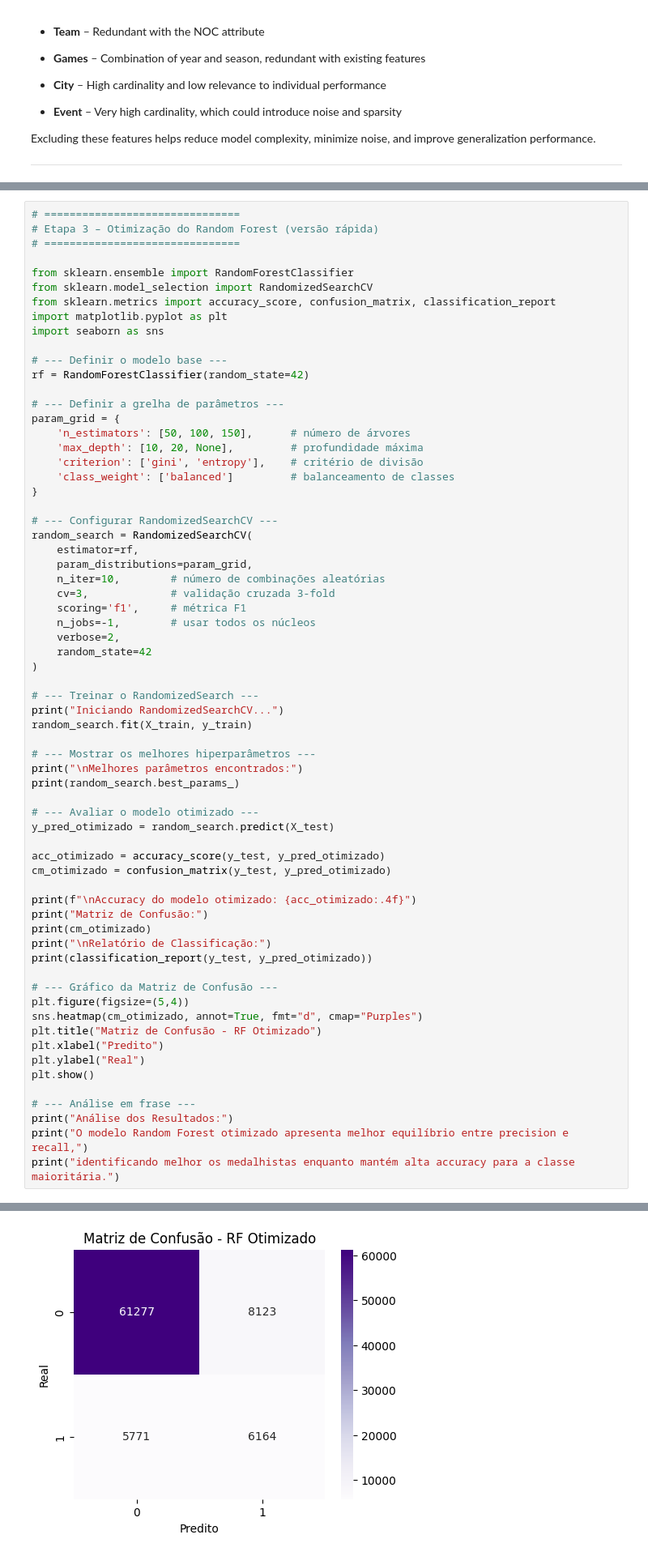
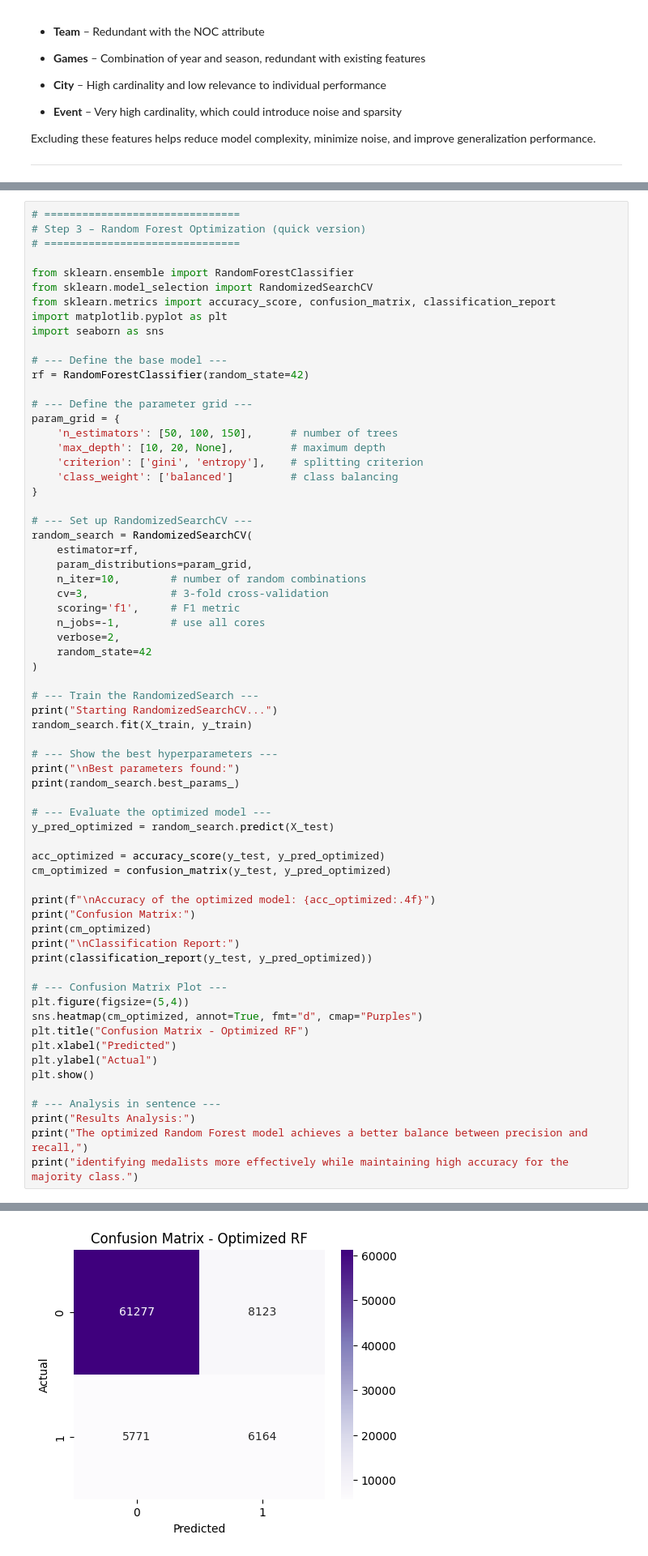
Before and after one commit to diogooaabreu/IA25_P02_G4, a Jupyter notebook: Notebook1.ipynb, the cells around one changed output, grey strips where cells are left out. Shown at 81% size. Saved outputs shown, nothing was run; the diff lists cells and outputs as text.

```diff
--- a/Notebook1.ipynb
+++ b/Notebook1.ipynb
@@ -593,6 +762,6 @@ reduzindo o viés da classe majoritária e proporcionando uma visão mais equili
 # %%
 # ===============================
-# Etapa 3 – Otimização do Random Forest (versão rápida)
+# Step 3 – Random Forest Optimization (quick version)
 # ===============================
 
 from sklearn.ensemble import RandomForestClassifier
@@ -601,59 +770,59 @@ from sklearn.metrics import accuracy_score, confusion_matrix, classification_rep
 import matplotlib.pyplot as plt
 import seaborn as sns
 
-# --- Definir o modelo base ---
+# --- Define the base model ---
 rf = RandomForestClassifier(random_state=42)
 
-# --- Definir a grelha de parâmetros ---
+# --- Define the parameter grid ---
 param_grid = {
-    'n_estimators': [50, 100, 150],      # número de árvores
-    'max_depth': [10, 20, None],         # profundidade máxima
-    'criterion': ['gini', 'entropy'],    # critério de divisão
-    'class_weight': ['balanced']         # balanceamento de classes
+    'n_estimators': [50, 100, 150],      # number of trees
+    'max_depth': [10, 20, None],         # maximum depth
+    'criterion': ['gini', 'entropy'],    # splitting criterion
+    'class_weight': ['balanced']         # class balancing
 }
 
-# --- Configurar RandomizedSearchCV ---
+# --- Set up RandomizedSearchCV ---
 random_search = RandomizedSearchCV(
     estimator=rf,
     param_distributions=param_grid,
-    n_iter=10,        # número de combinações aleatórias
-    cv=3,             # validação cruzada 3-fold
-    scoring='f1',     # métrica F1
-    n_jobs=-1,        # usar todos os núcleos
+    n_iter=10,        # number of random combinations
+    cv=3,             # 3-fold cross-validation
+    scoring='f1',     # F1 metric
+    n_jobs=-1,        # use all cores
     verbose=2,
     random_state=42
 )
 
-# --- Treinar o RandomizedSearch ---
-print("Iniciando RandomizedSearchCV...")
+# --- Train the RandomizedSearch ---
+print("Starting RandomizedSearchCV...")
 random_search.fit(X_train, y_train)
 
-# --- Mostrar os melhores hiperparâmetros ---
-print("\nMelhores parâmetros encontrados:")
+# --- Show the best hyperparameters ---
+print("\nBest parameters found:")
 print(random_search.best_params_)
 
-# --- Avaliar o modelo otimizado ---
-y_pred_otimizado = random_search.predict(X_test)
+# --- Evaluate the optimized model ---
+y_pred_optimized = random_search.predict(X_test)
 
-acc_otimizado = accuracy_score(y_test, y_pred_otimizado)
-cm_otimizado = confusion_matrix(y_test, y_pred_otimizado)
+acc_optimized = accuracy_score(y_test, y_pred_optimized)
+cm_optimized = confusion_matrix(y_test, y_pred_optimized)
 
-print(f"\nAccuracy do modelo otimizado: {acc_otimizado:.4f}")
-print("Matriz de Confusão:")
-print(cm_otimizado)
-print("\nRelatório de Classificação:")
-print(classification_report(y_test, y_pred_otimizado))
+print(f"\nAccuracy of the optimized model: {acc_optimized:.4f}")
+print("Confusion Matrix:")
+print(cm_optimized)
+print("\nClassification Report:")
+print(classification_report(y_test, y_pred_optimized))
 
-# --- Gráfico da Matriz de Confusão ---
+# --- Confusion Matrix Plot ---
 plt.figure(figsize=(5,4))
-sns.heatmap(cm_otimizado, annot=True, fmt="d", cmap="Purples")
-plt.title("Matriz de Confusão - RF Otimizado")
-plt.xlabel("Predito")
-plt.ylabel("Real")
+sns.heatmap(cm_optimized, annot=True, fmt="d", cmap="Purples")
+plt.title("Confusion Matrix - Optimized RF")
+plt.xlabel("Predicted")
+plt.ylabel("Actual")
 plt.show()
 
-# --- Análise em frase ---
-print("Análise dos Resultados:")
-print("O modelo Random Forest otimizado apresenta melhor equilíbrio entre precision e recall,")
-print("identificando melhor os medalhistas enquanto mantém alta accuracy para a classe maioritária.")
+# --- Analysis in sentence ---
+print("Results Analysis:")
+print("The optimized Random Forest model achieves a better balance between precision and recall,")
+print("identifying medalists more effectively while maintaining high accuracy for the majority class.")
 # %% [output]
@@ -672,9 +841,9 @@ Relatório de Classificação:
               precision    recall  f1-score   support
 
            0       0.91      0.88      0.90     69400
            1       0.43      0.52      0.47     11935
 
     accuracy                           0.83     81335
    macro avg       0.67      0.70      0.68     81335
 weighted avg       0.84      0.83      0.84     81335
-[figure, old version]
+[figure, new version]
```
Also changed, not shown: parts of 15 cells of this notebook.
